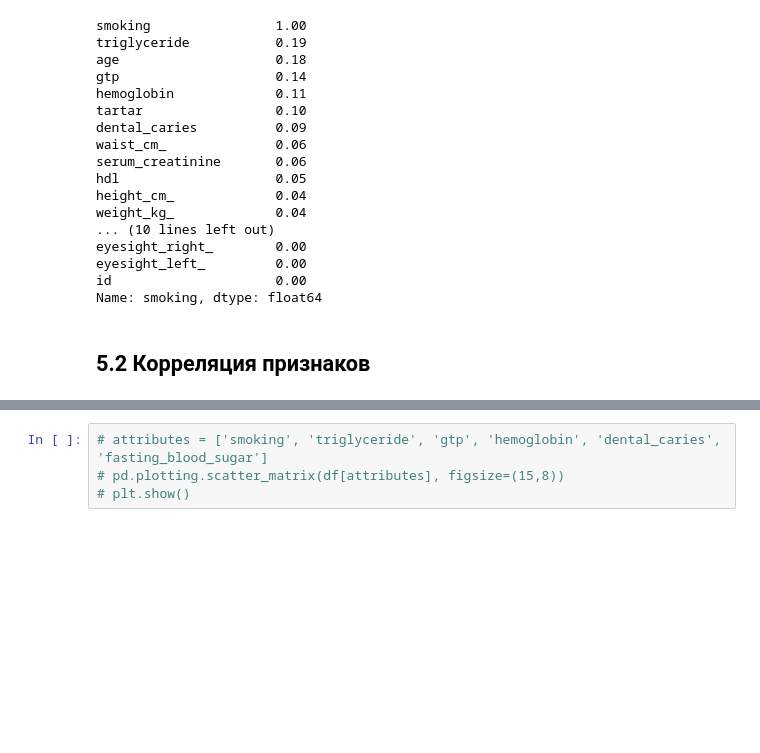
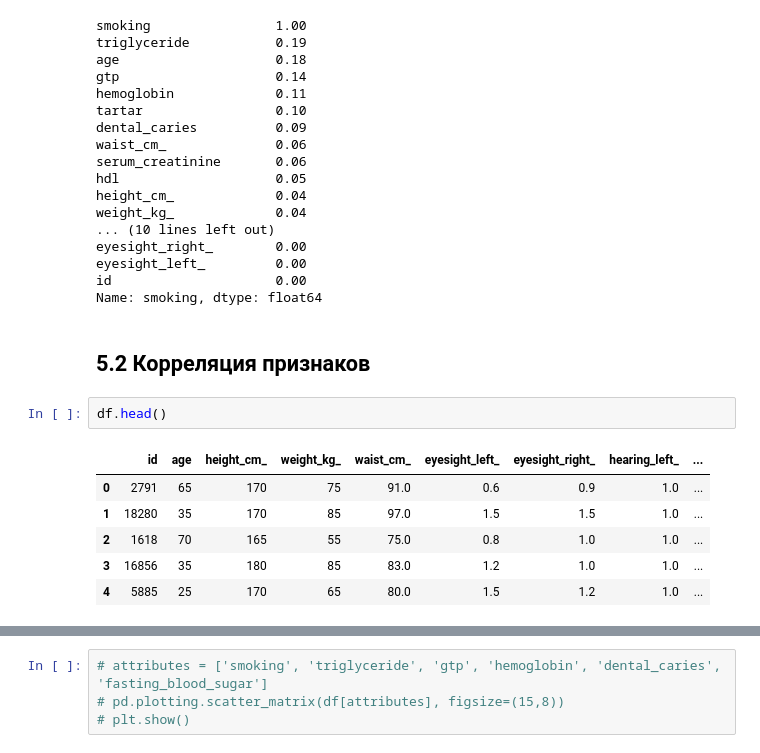
Before and after one commit to Zetis659/Data_Science_GM, a Jupyter notebook: Leopard_challenge_Classification/Leopard_challenge_Classification.ipynb, the cells around one changed output, grey strips where cells are left out. Cells and saved outputs as stored; diff of their text form; blank space fills up the shorter version.

```diff
--- a/Leopard_challenge_Classification/Leopard_challenge_Classification.ipynb
+++ b/Leopard_challenge_Classification/Leopard_challenge_Classification.ipynb
@@ -354,4 +356,13 @@ id                     0.00
 Name: smoking, dtype: float64
 # %% [markdown]
 ## 5.2 Корреляция признаков
+# %%
+df.head()
+# %% [output]
+|  | id | age | height_cm_ | weight_kg_ | waist_cm_ | eyesight_left_ | eyesight_right_ | hearing_left_ | ... |
+| 0 | 2791 | 65 | 170 | 75 | 91.0 | 0.6 | 0.9 | 1.0 | ... |
+| 1 | 18280 | 35 | 170 | 85 | 97.0 | 1.5 | 1.5 | 1.0 | ... |
+| 2 | 1618 | 70 | 165 | 55 | 75.0 | 0.8 | 1.0 | 1.0 | ... |
+| 3 | 16856 | 35 | 180 | 85 | 83.0 | 1.2 | 1.0 | 1.0 | ... |
+| 4 | 5885 | 25 | 170 | 65 | 80.0 | 1.5 | 1.2 | 1.0 | ... |
 # %%
```
Also changed, not shown: parts of 10 cells of this notebook, 2 other files.
